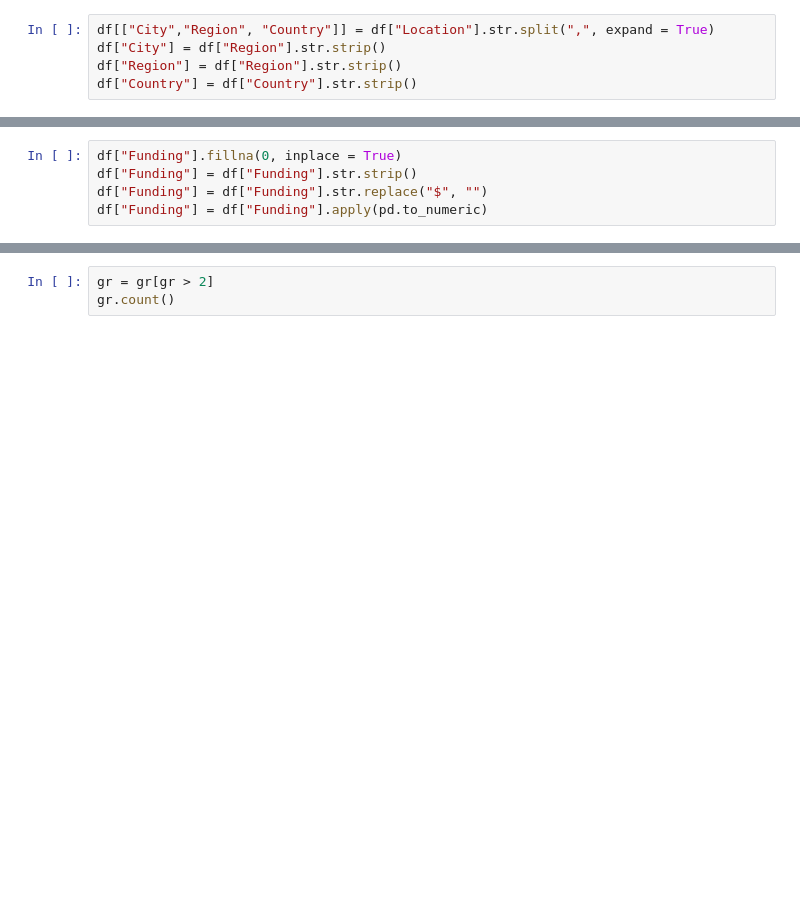
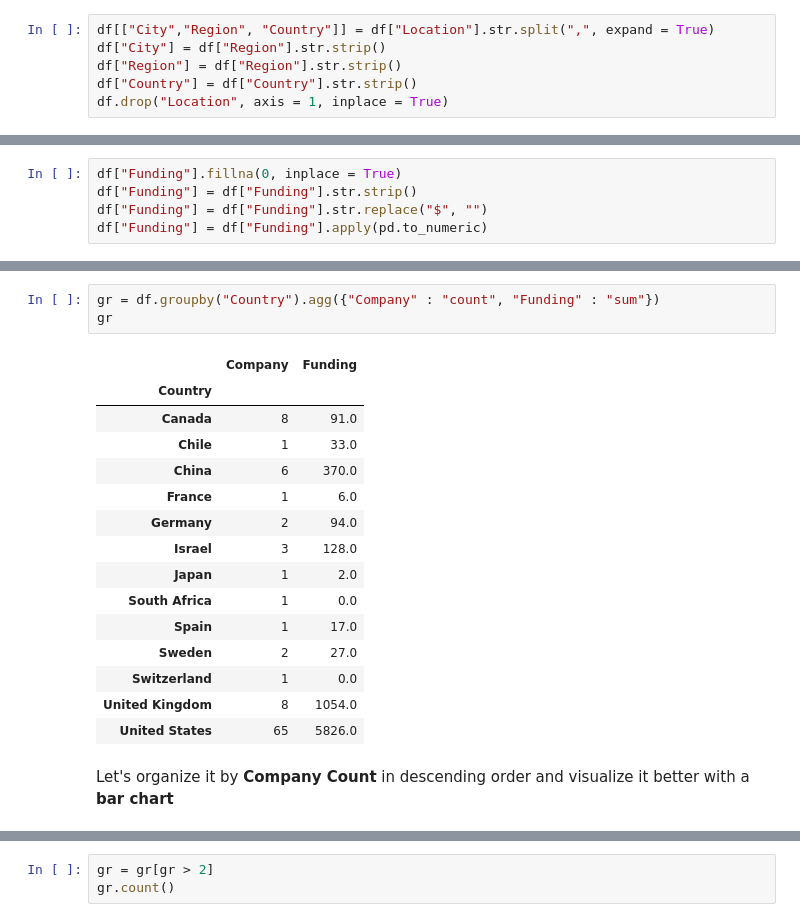
Before and after one commit to isaacdlp/datascience, a Jupyter notebook: notebooks/ai2020_py.ipynb, the cells around one changed output, grey strips where cells are left out. Drawn from its saved outputs; the diff is of its cells as text; blank space fills up the shorter version.

```diff
--- a/notebooks/ai2020_py.ipynb
+++ b/notebooks/ai2020_py.ipynb
@@ -72,3 +71,4 @@ df[["City","Region", "Country"]] = df["Location"].str.split(",", expand = True)
 df["City"] = df["Region"].str.strip()
 df["Region"] = df["Region"].str.strip()
 df["Country"] = df["Country"].str.strip()
+df.drop("Location", axis = 1, inplace = True)
@@ -92,0 +86,21 @@ This is an **example** of text!
+# %%
+gr = df.groupby("Country").agg({"Company" : "count", "Funding" : "sum"})
+gr
+# %% [output]
+|  | Company | Funding |
+| Country |  |  |
+| Canada | 8 | 91.0 |
+| Chile | 1 | 33.0 |
+| China | 6 | 370.0 |
+| France | 1 | 6.0 |
+| Germany | 2 | 94.0 |
+| Israel | 3 | 128.0 |
+| Japan | 1 | 2.0 |
+| South Africa | 1 | 0.0 |
+| Spain | 1 | 17.0 |
+| Sweden | 2 | 27.0 |
+| Switzerland | 1 | 0.0 |
+| United Kingdom | 8 | 1054.0 |
+| United States | 65 | 5826.0 |
+# %% [markdown]
+Let's organize it by **Company Count** in descending order and visualize it better with a **bar chart**
```
Also changed, not shown: parts of 19 cells of this notebook.
